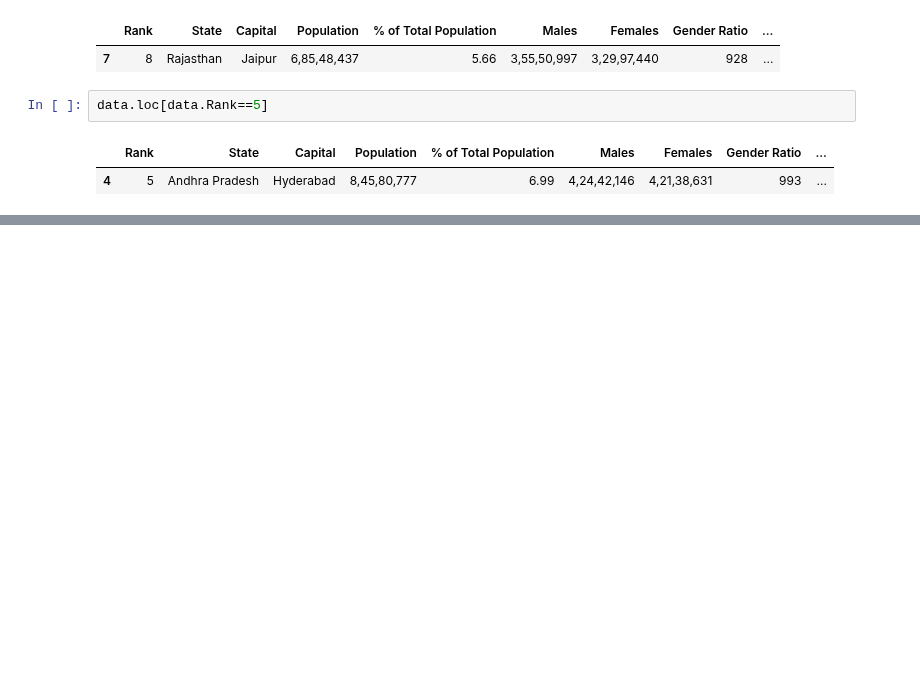
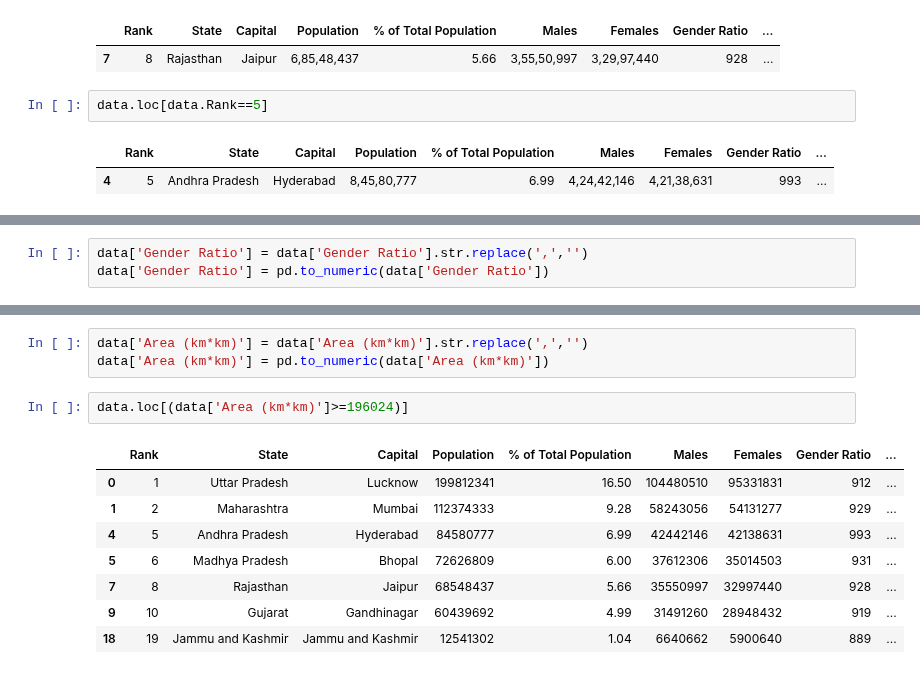
Before and after one commit to fahim-yadgir/India-Population-Dataset-Analysis, a Jupyter notebook: Population dataset in Pandas.ipynb, the cells around one changed output, grey strips where cells are left out. Saved outputs shown, nothing was run; the diff lists cells and outputs as text; blank space fills up the shorter version.

```diff
--- a/Population dataset in Pandas.ipynb
+++ b/Population dataset in Pandas.ipynb
@@ -103,0 +217,3 @@ data.loc[data.Rank==5]
+# %%
+data['Gender Ratio'] = data['Gender Ratio'].str.replace(',','')
+data['Gender Ratio'] = pd.to_numeric(data['Gender Ratio'])
@@ -103,0 +307,14 @@ data.loc[data.Rank==5]
+# %%
+data['Area (km*km)'] = data['Area (km*km)'].str.replace(',','')
+data['Area (km*km)'] = pd.to_numeric(data['Area (km*km)'])
+# %%
+data.loc[(data['Area (km*km)']>=196024)]
+# %% [output]
+|  | Rank | State | Capital | Population | % of Total Population | Males | Females | Gender Ratio | ... |
+| 0 | 1 | Uttar Pradesh | Lucknow | 199812341 | 16.50 | 104480510 | 95331831 | 912 | ... |
+| 1 | 2 | Maharashtra | Mumbai | 112374333 | 9.28 | 58243056 | 54131277 | 929 | ... |
+| 4 | 5 | Andhra Pradesh | Hyderabad | 84580777 | 6.99 | 42442146 | 42138631 | 993 | ... |
+| 5 | 6 | Madhya Pradesh | Bhopal | 72626809 | 6.00 | 37612306 | 35014503 | 931 | ... |
+| 7 | 8 | Rajasthan | Jaipur | 68548437 | 5.66 | 35550997 | 32997440 | 928 | ... |
+| 9 | 10 | Gujarat | Gandhinagar | 60439692 | 4.99 | 31491260 | 28948432 | 919 | ... |
+| 18 | 19 | Jammu and Kashmir | Jammu and Kashmir | 12541302 | 1.04 | 6640662 | 5900640 | 889 | ... |
```
Also changed, not shown: parts of 27 cells of this notebook.
